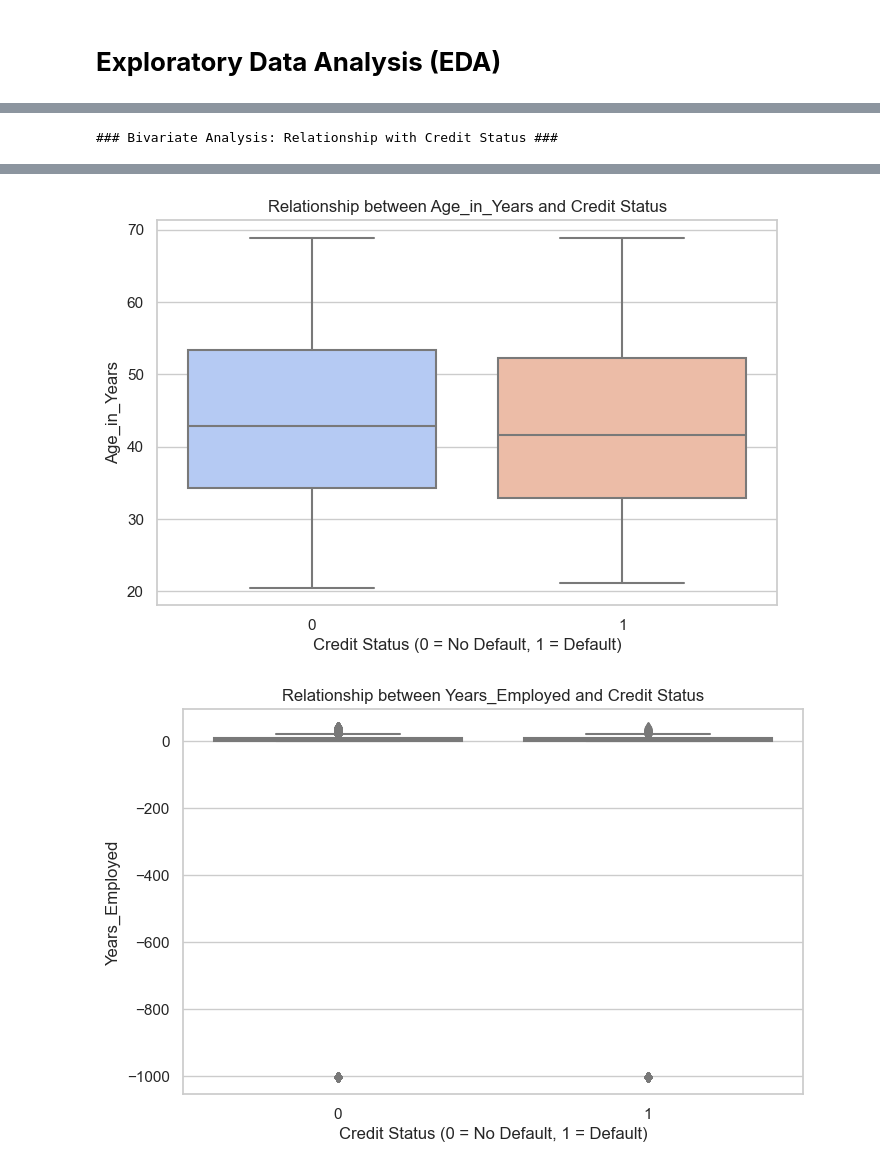
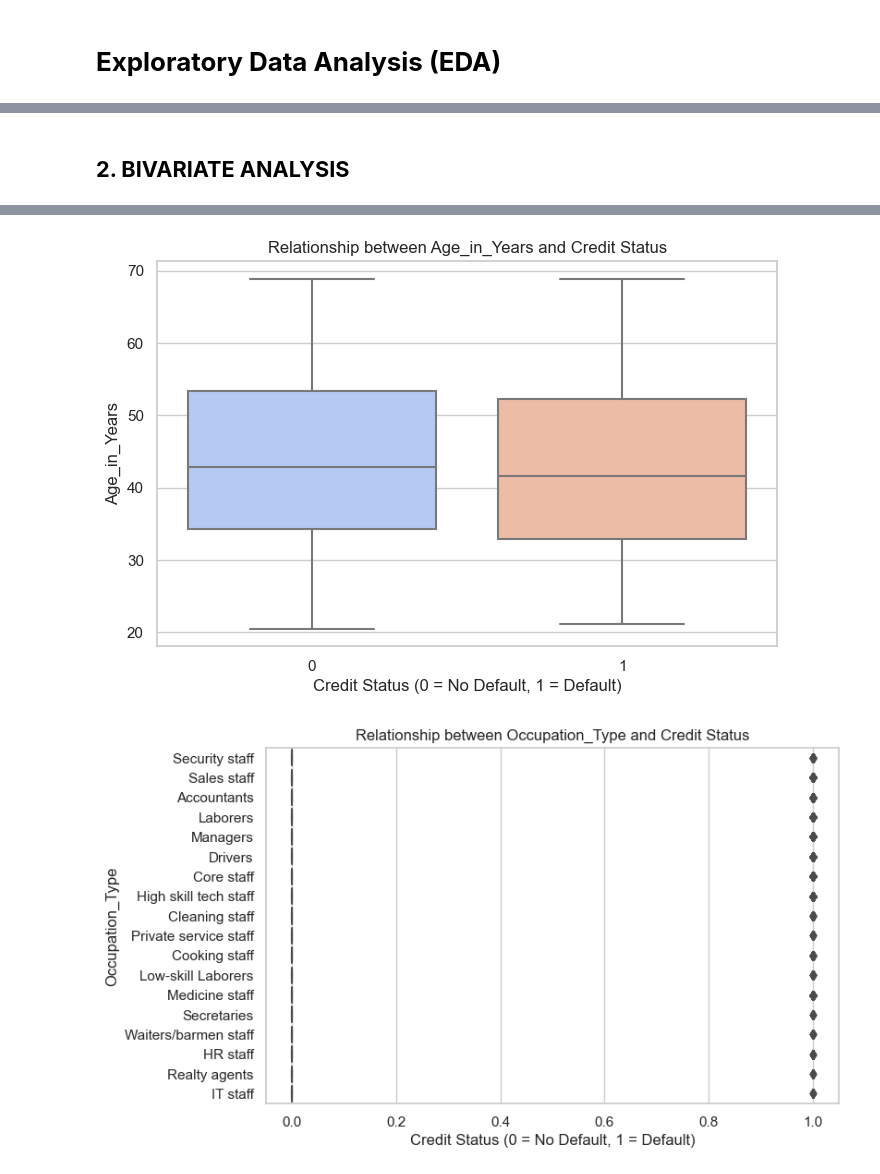
Before and after one commit to VagNikli/Credit_Risk-Project, a Jupyter notebook: EDA.ipynb, the cells around one changed output, grey strips where cells are left out. Cells and saved outputs as stored; diff of their text form; code cells hidden in the pictures.

```diff
--- a/EDA.ipynb
+++ b/EDA.ipynb
@@ -10,7 +10,7 @@ sns.set(style="whitegrid")
 # %% [markdown]
 # **Exploratory Data Analysis (EDA)**
 # %%
-# Load the cleaned dataset
+# Load the preprocessed dataset
 dataset_path = r'C:/Users/vagel/Desktop/C.R/credit_risk_analysis.csv'
 data = pd.read_csv(dataset_path)
 
@@ -18,4 +18,4 @@ data = pd.read_csv(dataset_path)
 # display(data.head())
 
 # Define important variables for univariate and bivariate analysis
-important_vars = ["Income_Total", "Age_in_Years", "Years_Employed", "Credit_Status", "Occupation_Type"]
+important_vars = ["Income_Total", "Age_in_Years", "Credit_Status", "Occupation_Type"]
@@ -22,6 +24,4 @@ important_vars = ["Income_Total", "Age_in_Years", "Years_Employed", "Credit_Stat
 # %%
-# ---- UNIVARIATE ANALYSIS ---- #
-
 for var in important_vars:
     plt.figure(figsize=(8, 5))
 
@@ -29,7 +29,7 @@ for var in important_vars:
         sns.countplot(data=data, y=var, order=data[var].value_counts().index, palette="coolwarm")
         plt.title(f"Distribution of {var}")
     else:  # Numerical variables
-        sns.histplot(data[var], bins=30, kde=True, color="blue")
+        sns.histplot(data[var], bins=30, kde=False, color="blue")
         plt.title(f"Distribution of {var}")
 
     plt.xlabel(var)
@@ -70,26 +69,25 @@ for var in important_vars:
 - This information is useful in determining which occupation groups are more at risk of defaulting.
 
 ---
+# %% [markdown]
+## **2. BIVARIATE ANALYSIS**
 # %%
 # ---- BIVARIATE ANALYSIS ---- #
-print("\n### Bivariate Analysis: Relationship with Credit Status ###\n")
-
-bivariate_vars = ["Income_Total", "Age_in_Years", "Years_Employed", "Occupation_Type"]
+bivariate_vars = ["Income_Total", "Age_in_Years", "Occupation_Type"]
 
 for var in bivariate_vars:
     plt.figure(figsize=(8, 5))
 
     if data[var].dtype == 'object':  # Categorical variables
         sns.boxplot(data=data, x="Credit_Status", y=var, palette="coolwarm")
     else:  # Numerical variables
         sns.boxplot(data=data, x="Credit_Status", y=var, palette="coolwarm")
 
     plt.title(f"Relationship between {var} and Credit Status")
     plt.xlabel("Credit Status (0 = No Default, 1 = Default)")
     plt.ylabel(var)
     plt.show()
 # %% [output]
-### Bivariate Analysis: Relationship with Credit Status ###
 [figure]
 [figure]
-[figure, old version]
+[figure, new version]
```
Also changed, not shown: parts of 5 cells of this notebook, 1 other file.
